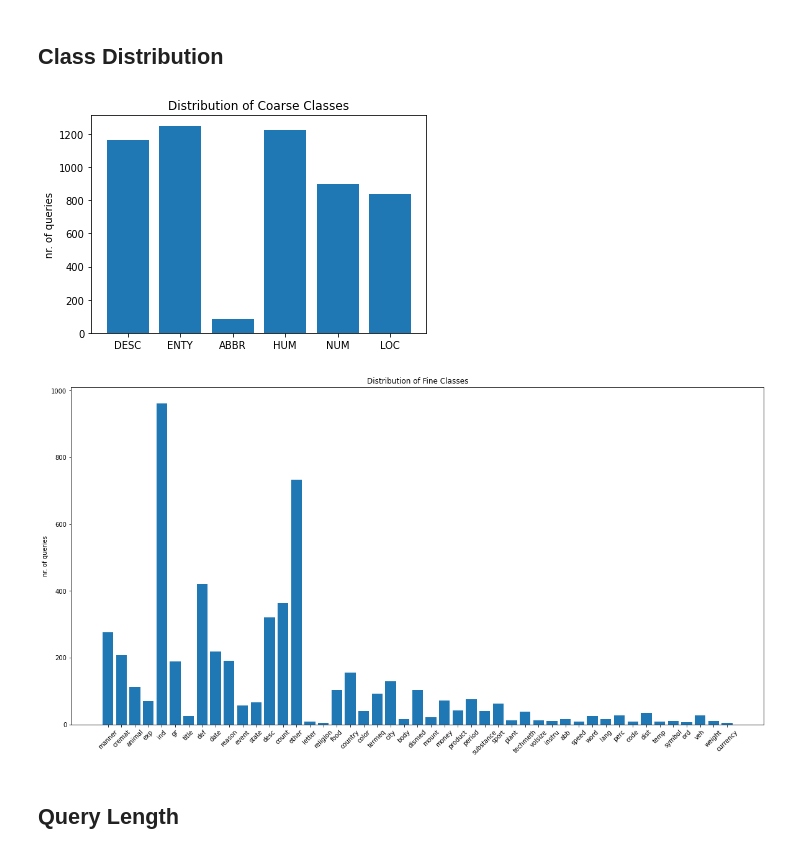
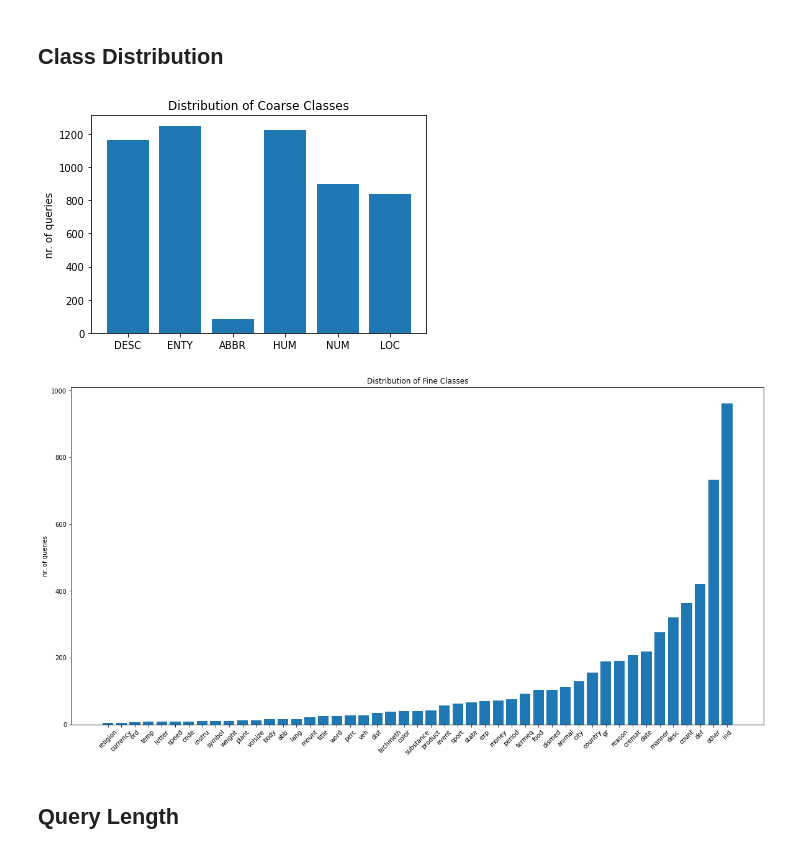
Before and after one commit to AmanDaVinci/question_classification_hierarchical_attention_lstm, a Jupyter notebook: notebooks/dataset.ipynb, the cells around one changed output. Drawn from its saved outputs; the diff is of its cells as text; code cells hidden in the pictures.

Commit message:
fix sorting of fine classes

```diff
--- a/notebooks/dataset.ipynb
+++ b/notebooks/dataset.ipynb
@@ -80,34 +82,39 @@ defaultdict(<function __main__.<lambda>()>,
 # %%
 coarse_labels = [i.split(':')[0] for i in label]
 fine_labels = [i.split(':')[1] for i in label]
 
 coarse_dict = defaultdict(lambda: 0)
 fine_dict = defaultdict(lambda: 0)
 
 for l in coarse_labels:
     coarse_dict[l] += 1
 
 for l in fine_labels:
     fine_dict[l] += 1
 
 
 x = np.arange(len(coarse_dict.keys()))
 plt.bar(x, coarse_dict.values())
 plt.xticks(x, coarse_dict.keys())
 plt.title('Distribution of Coarse Classes')
 plt.ylabel('nr. of queries')
 plt.show()
 
 x = np.arange(len(fine_dict.keys()))
+sorted_tup = [(i,j) for i,j in fine_dict.items()]
+sorted_tup = sorted(sorted_tup, key=lambda x: x[1])
+sorted_keys = [i[0] for i in sorted_tup]
+sorted_values = [i[1] for i in sorted_tup]
+
 plt.figure(figsize=(20,10))
-plt.bar(x, fine_dict.values())
-plt.xticks(x, fine_dict.keys(), rotation=45)
+plt.bar(x, sorted_values)
+plt.xticks(x, sorted_keys, rotation=45)
 plt.title('Distribution of Fine Classes')
 plt.ylabel('nr. of queries')
 plt.show()
 # %% [output]
 [figure]
-[figure, old version]
+[figure, new version]
 # %% [markdown]
 ## Query Length
 # %%
```
Also changed, not shown: parts of 1 cell of this notebook.
